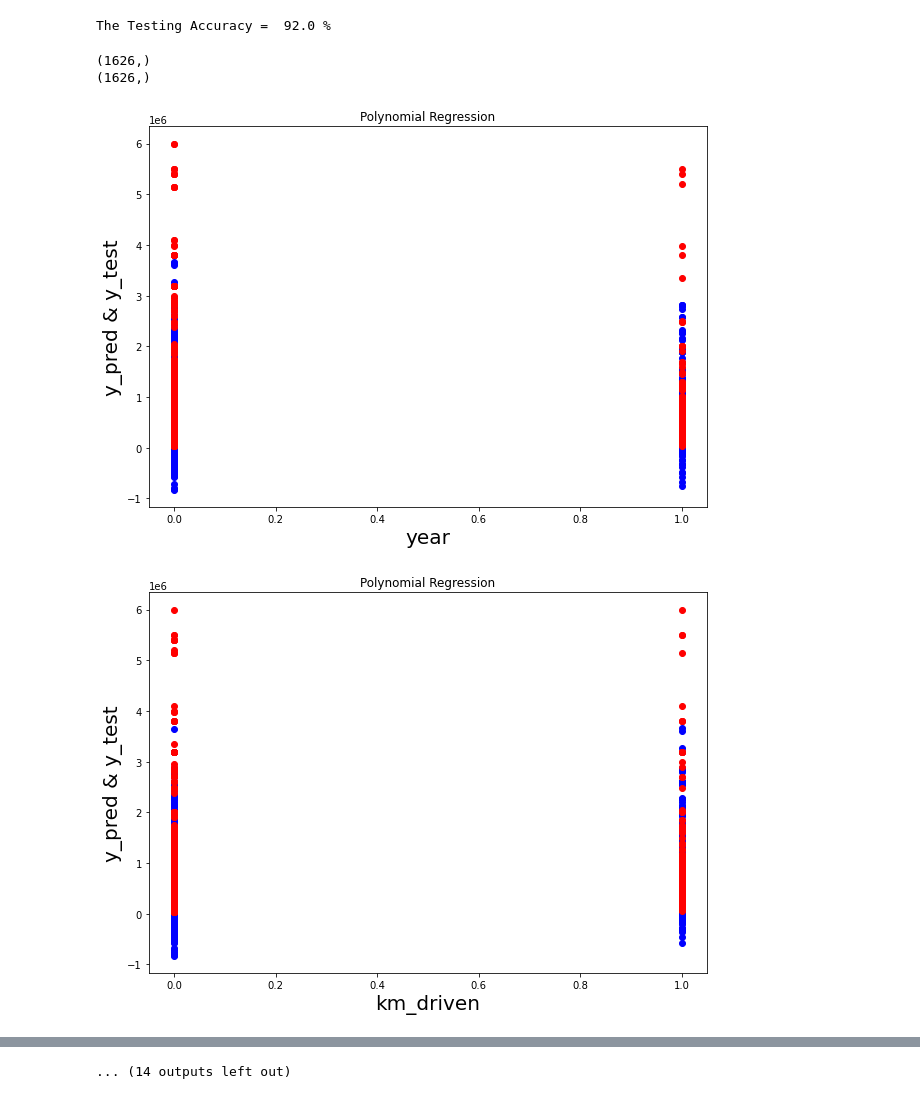
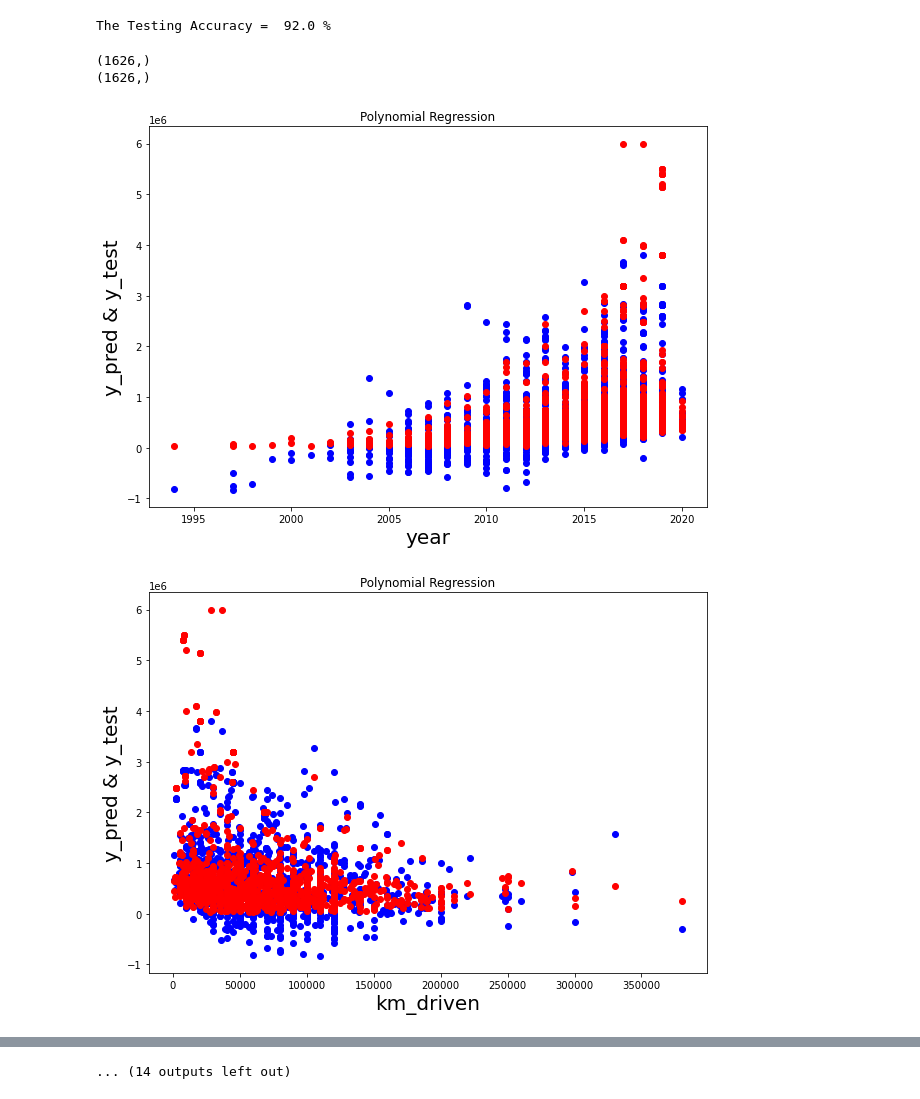
Before and after one commit to ShoroukELSayed/Machine-Learning, a Jupyter notebook: Project/Cars.ipynb, the cells around one changed output, grey strips where cells are left out. Saved outputs shown, nothing was run; the diff lists cells and outputs as text; code cells hidden in the pictures.

```diff
--- a/Project/Cars.ipynb
+++ b/Project/Cars.ipynb
@@ -165,18 +165,30 @@ The Testing Accuracy =  92.0 %
 # %%
 print(x_test[:,0].shape)
 print(y_pred.shape)
 name = np.array(list((pd.get_dummies(data=df)).columns))
-
-for i in range(25):
+start_value = 19
+j = 0
+for i in range(start_value,25):
       plt.figure(figsize=(10,7))
       plt.scatter(x_test[:,i], y_pred, color='blue')
       plt.scatter(x_test[:,i], y_test, color='red' )
       plt.title('Polynomial Regression')
-      plt.xlabel(name[i] , fontsize=20)
+      plt.xlabel(name[j] , fontsize=20)
       plt.ylabel('y_pred & y_test' , fontsize=20)
       plt.show()
+      j +=1
+j +=1
+for i in range(19):
+      plt.figure(figsize=(10,7))
+      plt.scatter(x_test[:,i], y_pred, color='blue')
+      plt.scatter(x_test[:,i], y_test, color='red' )
+      plt.title('Polynomial Regression')
+      plt.xlabel(name[j] , fontsize=20)
+      plt.ylabel('y_pred & y_test' , fontsize=20)
+      plt.show()
+      j +=1
 # %% [output]
 (1626,)
 (1626,)
-[figure, old version]
+[figure, new version]
-[figure, old version]
+[figure, new version]
```
Also changed, not shown: parts of 1 cell of this notebook.
